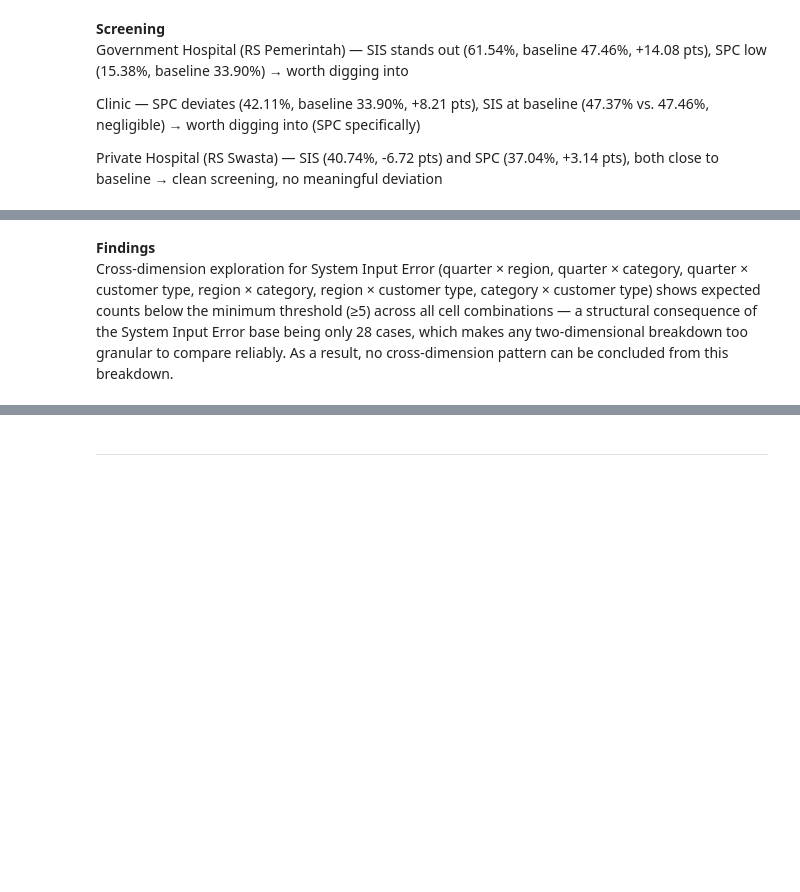
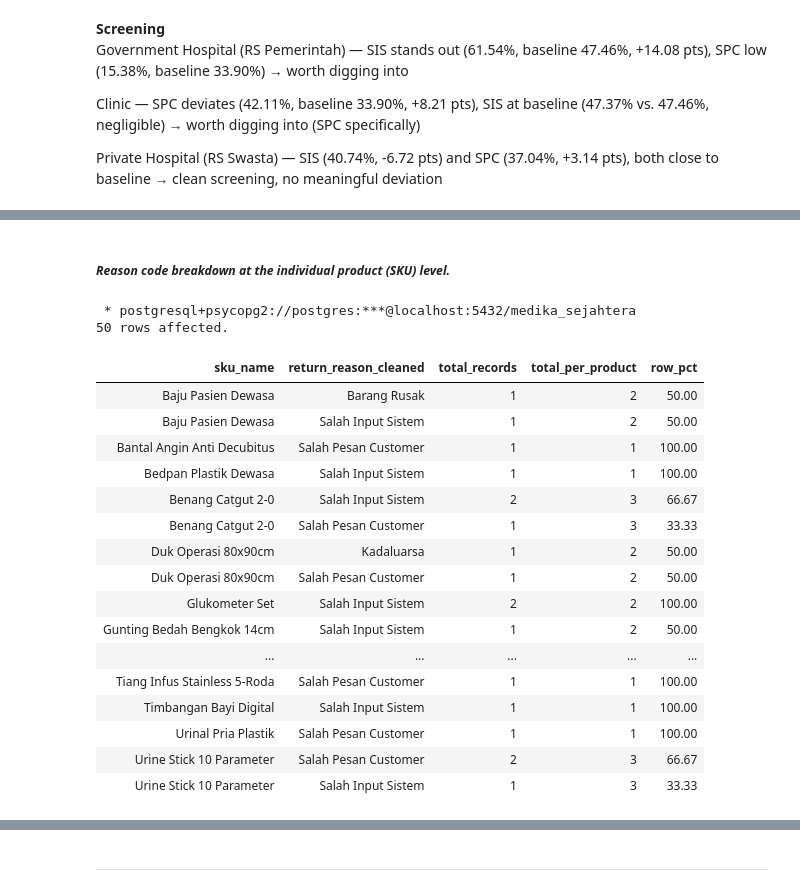
Before and after one commit to Rpfitrah/return-analysis-medika-sejahtera, a Jupyter notebook: Notebook/EDA.ipynb, the cells around one changed output, grey strips where cells are left out. Drawn from its saved outputs; the diff is of its cells as text; code cells hidden in the pictures; blank space fills up the shorter version.

Commit message:
return reason x sku

```diff
--- a/Notebook/EDA.ipynb
+++ b/Notebook/EDA.ipynb
@@ -483,3 +424,49 @@ ORDER BY
-# %% [markdown]
-**Findings**
-Cross-dimension exploration for System Input Error (quarter × region, quarter × category, quarter × customer type, region × category, region × customer type, category × customer type) shows expected counts below the minimum threshold (≥5) across all cell combinations — a structural consequence of the System Input Error base being only 28 cases, which makes any two-dimensional breakdown too granular to compare reliably. As a result, no cross-dimension pattern can be concluded from this breakdown.
+# %% [markdown]
+##### *Reason code breakdown at the individual product (SKU) level.*
+# %%
+%%sql
+
+WITH product_count AS (
+    SELECT
+            sku_name,
+            return_reason_cleaned,
+            COUNT (*) AS total_records
+        FROM
+            return_cleaned
+        GROUP BY
+            sku_name,
+            return_reason_cleaned
+
+)
+
+SELECT
+    sku_name,
+    return_reason_cleaned,
+    total_records,
+    SUM(total_records) OVER (PARTITION BY sku_name) AS total_per_product,
+    ROUND (total_records * 100.0 / SUM(total_records) OVER (PARTITION BY sku_name),2) AS row_pct
+FROM
+    product_count
+ORDER BY
+    sku_name,
+    total_records DESC
+# %% [output]
+ * postgresql+psycopg2://postgres:***@localhost:5432/medika_sejahtera
+50 rows affected.
+| sku_name | return_reason_cleaned | total_records | total_per_product | row_pct |
+| Baju Pasien Dewasa | Barang Rusak | 1 | 2 | 50.00 |
+| Baju Pasien Dewasa | Salah Input Sistem | 1 | 2 | 50.00 |
+| Bantal Angin Anti Decubitus | Salah Pesan Customer | 1 | 1 | 100.00 |
+| Bedpan Plastik Dewasa | Salah Input Sistem | 1 | 1 | 100.00 |
+| Benang Catgut 2-0 | Salah Input Sistem | 2 | 3 | 66.67 |
+| Benang Catgut 2-0 | Salah Pesan Customer | 1 | 3 | 33.33 |
+| Duk Operasi 80x90cm | Kadaluarsa | 1 | 2 | 50.00 |
+| Duk Operasi 80x90cm | Salah Pesan Customer | 1 | 2 | 50.00 |
+| Glukometer Set | Salah Input Sistem | 2 | 2 | 100.00 |
+| Gunting Bedah Bengkok 14cm | Salah Input Sistem | 1 | 2 | 50.00 |
+| ... | ... | ... | ... | ... |
+| Tiang Infus Stainless 5-Roda | Salah Pesan Customer | 1 | 1 | 100.00 |
+| Timbangan Bayi Digital | Salah Input Sistem | 1 | 1 | 100.00 |
+| Urinal Pria Plastik | Salah Pesan Customer | 1 | 1 | 100.00 |
+| Urine Stick 10 Parameter | Salah Pesan Customer | 2 | 3 | 66.67 |
+| Urine Stick 10 Parameter | Salah Input Sistem | 1 | 3 | 33.33 |
```
Also changed, not shown: parts of 4 cells of this notebook.
